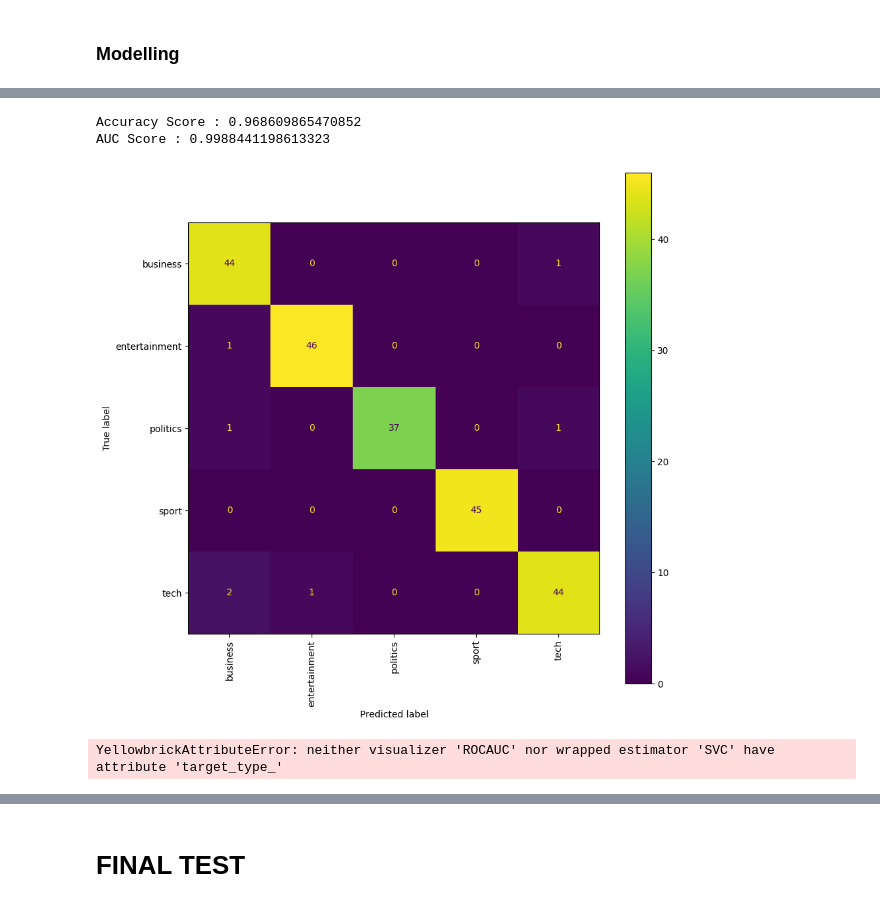
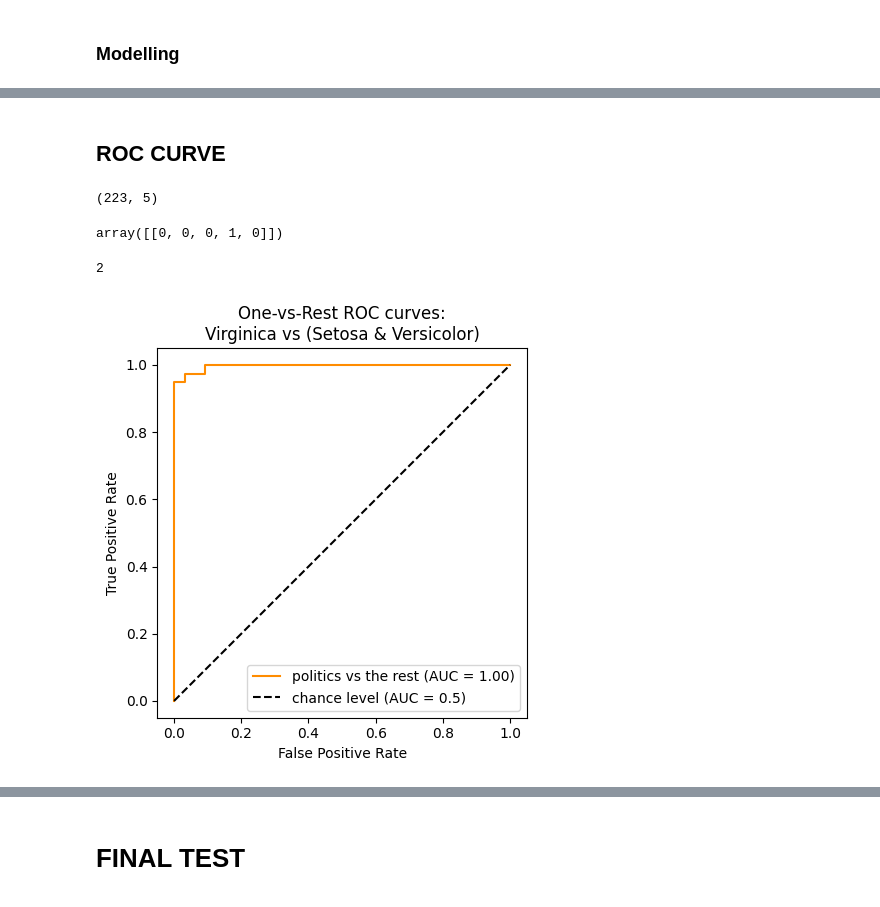
Before and after one commit to rileydrizzy/news_classification, a Jupyter notebook: news_classification.ipynb, the cells around one changed output, grey strips where cells are left out. Cells and saved outputs as stored; diff of their text form; code cells hidden in the pictures.

```diff
--- a/news_classification.ipynb
+++ b/news_classification.ipynb
@@ -148,0 +135,5 @@ tech
+# %%
+#test
+x_test = test_df['Text'].apply(preprocessor)
+y_test = test_df['Category']
+%time y_pred = pipe.predict(x_test)
@@ -157,18 +151,5 @@ def model_score(test, pred, y_pred_prob, classes = None):
     disp.plot(ax=ax, xticks_rotation= 'vertical')
     plt.show()
 # %%
-model_score(y_test,y_pred,y_pred_prob, classes= base_svm_model.classes_)
+y_pred_prob = pipe.predict_proba(x_test)
+model_score(y_test, y_pred, y_pred_prob, classes = pipe.classes_)
-# %% [output]
-Accuracy Score : 0.968609865470852
-AUC Score : 0.9988441198613323
-[figure, removed]
-# %%
-from yellowbrick.classifier import ROCAUC
-from sklearn.preprocessing import LabelEncoder
-#Label_encoder = LabelEncoder()
-#y_test_encoded = Label_encoder.fit_transform(y_test)
-visualizer = ROCAUC(base_svm_model, classes= base_svm_model.classes_, is_fitted= True)
-visualizer.score(x_valid_transform, y_test)
-visualizer.show()
-# %% [output]
-YellowbrickAttributeError: neither visualizer 'ROCAUC' nor wrapped estimator 'SVC' have attribute 'target_type_'
@@ -192,0 +156,31 @@ viz.show()
+# %% [markdown]
+## ROC CURVE
+# %%
+from sklearn.preprocessing import LabelBinarizer
+label_binarizer =  LabelBinarizer().fit(y_train)
+y_test_bin = label_binarizer.transform(y_test)
+print(y_test_bin.shape)
+label_binarizer.transform(['sport'])
+# %% [output]
+(223, 5)
+array([[0, 0, 0, 1, 0]])
+# %%
+class_of_interest = 'politics'
+class_id = np.flatnonzero(label_binarizer.classes_ == class_of_interest)[0]
+class_id
+# %% [output]
+2
+# %%
+RocCurveDisplay.from_predictions(y_test_bin[:,class_id], y_pred_prob[:,class_id],
+ name=f"{class_of_interest} vs the rest",
+    color="darkorange",
+)
+plt.plot([0, 1], [0, 1], "k--", label="chance level (AUC = 0.5)")
+plt.axis("square")
+plt.xlabel("False Positive Rate")
+plt.ylabel("True Positive Rate")
+plt.title("One-vs-Rest ROC curves:\nVirginica vs (Setosa & Versicolor)")
+plt.legend()
+plt.show()
+# %% [output]
+[figure, added]
```
Also changed, not shown: parts of 18 cells of this notebook, 1 other file.
